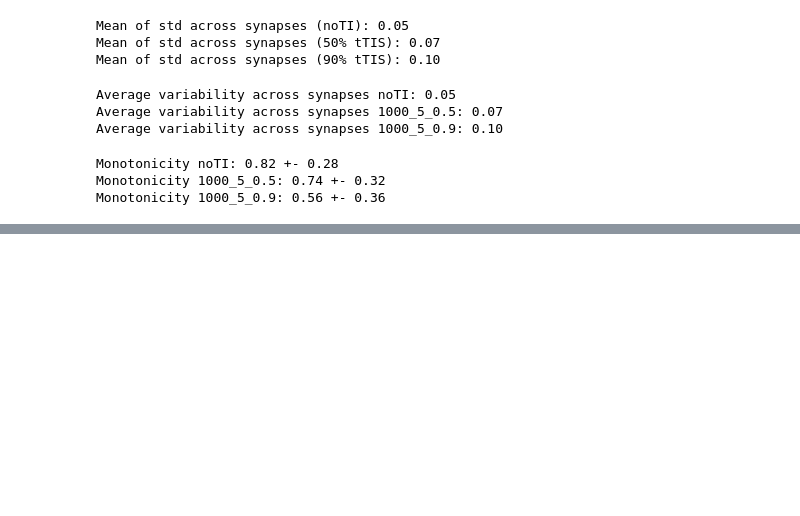
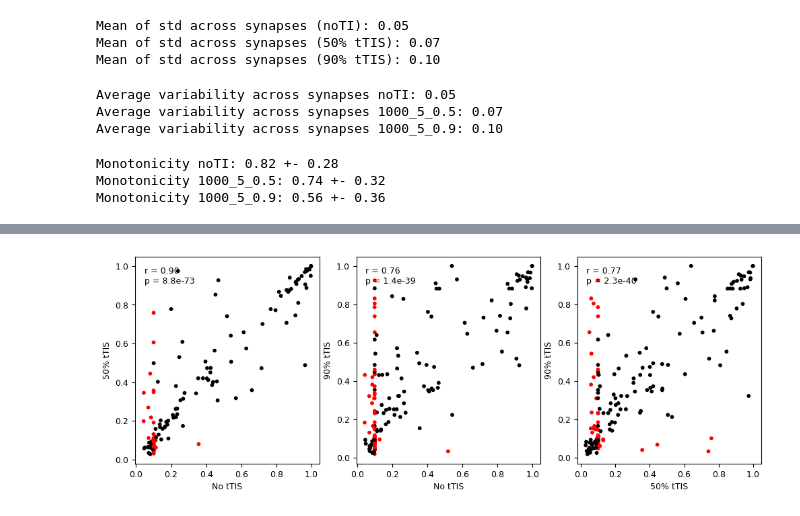
Before and after one commit to kerseviciute/temporal-interference, a Jupyter notebook: thesis/figure-results_poisson-1000-5.ipynb, the cells around one changed output, grey strips where cells are left out. Saved outputs shown, nothing was run; the diff lists cells and outputs as text; code cells hidden in the pictures; blank space fills up the shorter version.

```diff
--- a/thesis/figure-results_poisson-1000-5.ipynb
+++ b/thesis/figure-results_poisson-1000-5.ipynb
@@ -1095,0 +1322,46 @@ Monotonicity 1000_5_0.9: 0.56 +- 0.36
+# %%
+final_ti_50 = synapse_weights["1000_5_0.5"].iloc[-1, :]
+final_ti_90 = synapse_weights["1000_5_0.9"].iloc[-1, :]
+final_ti_no = synapse_weights["noTI"].iloc[-1, :]
+
+fig, axs = plt.subplots(nrows = 1, ncols = 3, figsize = (12, 4))
+
+axs[0].scatter(
+  final_ti_no,
+  final_ti_50,
+  s = 10,
+  c = get_mask(final_ti_no, final_ti_50)
+)
+
+add_corr(axs[0], final_ti_no, final_ti_50)
+
+axs[0].set_xlabel("No tTIS")
+axs[0].set_ylabel("50% tTIS")
+
+axs[1].scatter(
+  final_ti_no,
+  final_ti_90,
+  s = 10,
+  c = get_mask(final_ti_no, final_ti_90)
+)
+
+add_corr(axs[1], final_ti_no, final_ti_90)
+
+axs[1].set_xlabel("No tTIS")
+axs[1].set_ylabel("90% tTIS")
+
+axs[2].scatter(
+  final_ti_50,
+  final_ti_90,
+  s = 10,
+  c = get_mask(final_ti_50, final_ti_90)
+)
+
+add_corr(axs[2], final_ti_50, final_ti_90)
+
+axs[2].set_xlabel("50% tTIS")
+axs[2].set_ylabel("90% tTIS")
+
+plt.show()
+# %% [output]
+[figure, added]
```
Also changed, not shown: parts of 11 cells of this notebook.
